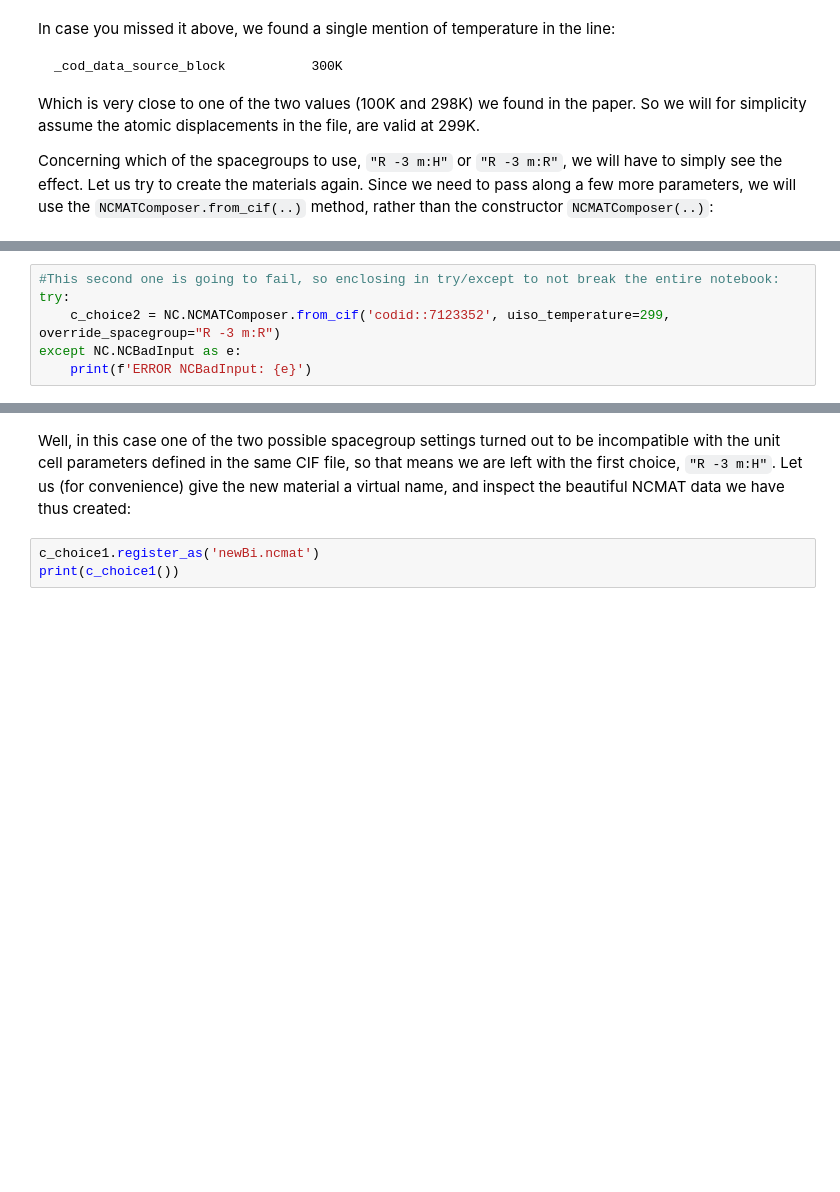
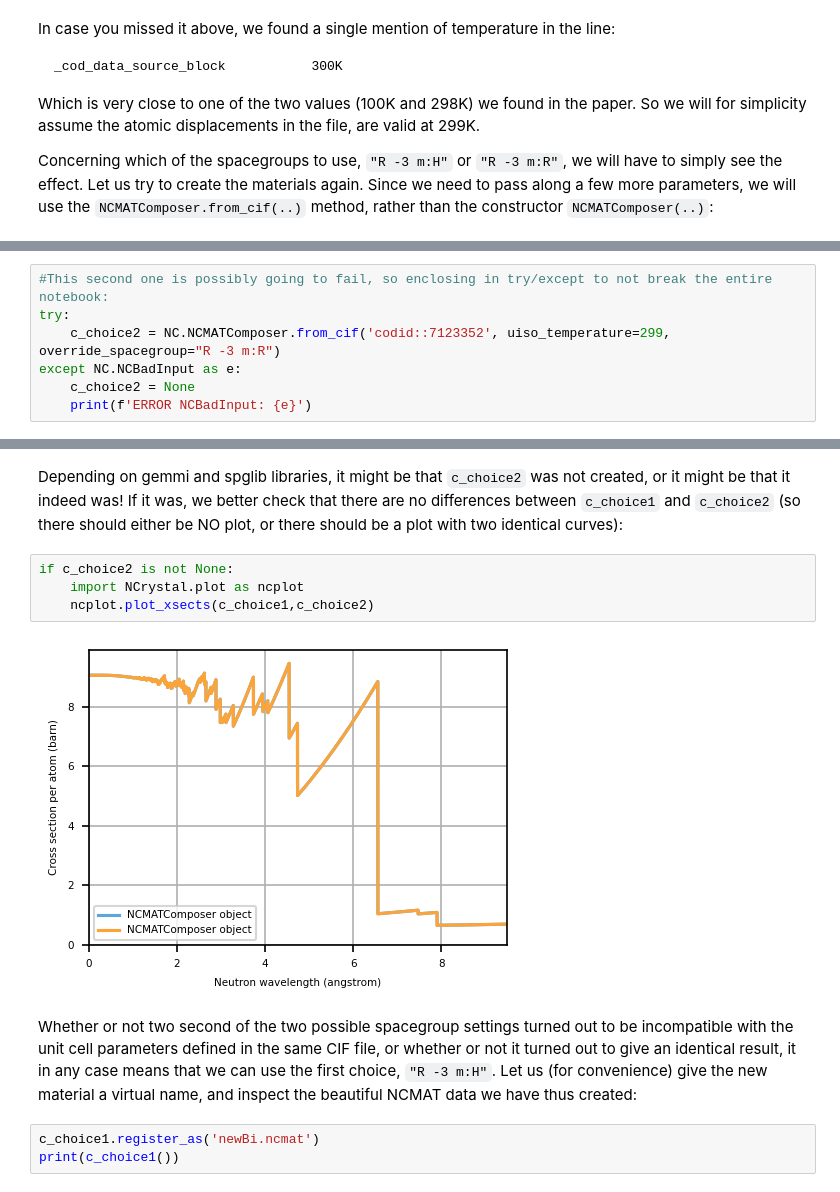
Before and after one commit to mctools/ncrystal-notebooks, a Jupyter notebook: notebooks/ncrystal2_advanced_02_Import_crystal_structure_from_CIF_or_databases.ipynb, the cells around one changed output, grey strips where cells are left out. Drawn from its saved outputs; the diff is of its cells as text; blank space fills up the shorter version.

```diff
--- a/notebooks/ncrystal2_advanced_02_Import_crystal_structure_from_CIF_or_databases.ipynb
+++ b/notebooks/ncrystal2_advanced_02_Import_crystal_structure_from_CIF_or_databases.ipynb
@@ -190,9 +195,10 @@ Using cached Crystallography Open Database result for entry 7123352
 Attempting to load CIF data with gemmi
 Self-consistency of structure was verified by spglib
 # %%
-#This second one is going to fail, so enclosing in try/except to not break the entire notebook:
+#This second one is possibly going to fail, so enclosing in try/except to not break the entire notebook:
 try:
     c_choice2 = NC.NCMATComposer.from_cif('codid::7123352', uiso_temperature=299, override_spacegroup="R -3 m:R")
 except NC.NCBadInput as e:
+    c_choice2 = None
     print(f'ERROR NCBadInput: {e}')
 # %% [output]
@@ -200,7 +206,15 @@ Using cached Crystallography Open Database result for entry 7123352
 Attempting to load CIF data with gemmi
 Self-consistency of structure was verified by spglib
+# %% [markdown]
+Depending on gemmi and spglib libraries, it might be that `c_choice2` was not created, or it might be that it indeed was! If it was, we better check that there are no differences between `c_choice1` and `c_choice2` (so there should either be NO plot, or there should be a plot with two identical curves):
+# %%
+if c_choice2 is not None:
+    import NCrystal.plot as ncplot
+    ncplot.plot_xsects(c_choice1,c_choice2)
+# %% [output]
+[figure, added]
 # %% [markdown]
-Well, in this case one of the two possible spacegroup settings turned out to be incompatible with the unit cell parameters defined in the same CIF file, so that means we are left with the first choice, `"R -3 m:H"`. Let us (for convenience) give the new material a virtual name, and inspect the beautiful NCMAT data we have thus created:
+Whether or not two second of the two possible spacegroup settings turned out to be incompatible with the unit cell parameters defined in the same CIF file, or whether or not it turned out to give an identical result, it in any case means that we can use the first choice, `"R -3 m:H"`. Let us (for convenience) give the new material a virtual name, and inspect the beautiful NCMAT data we have thus created:
 # %%
 c_choice1.register_as('newBi.ncmat')
 print(c_choice1())
```
Also changed, not shown: parts of 8 cells of this notebook, 1 other file.
